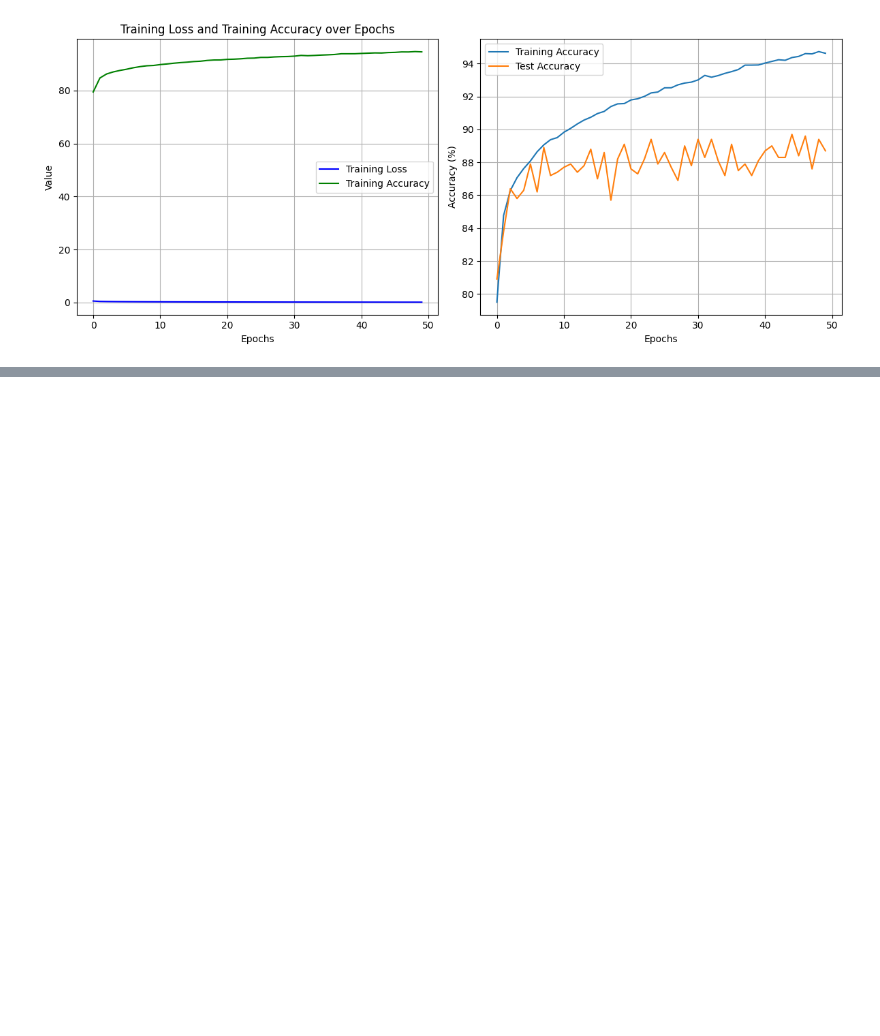
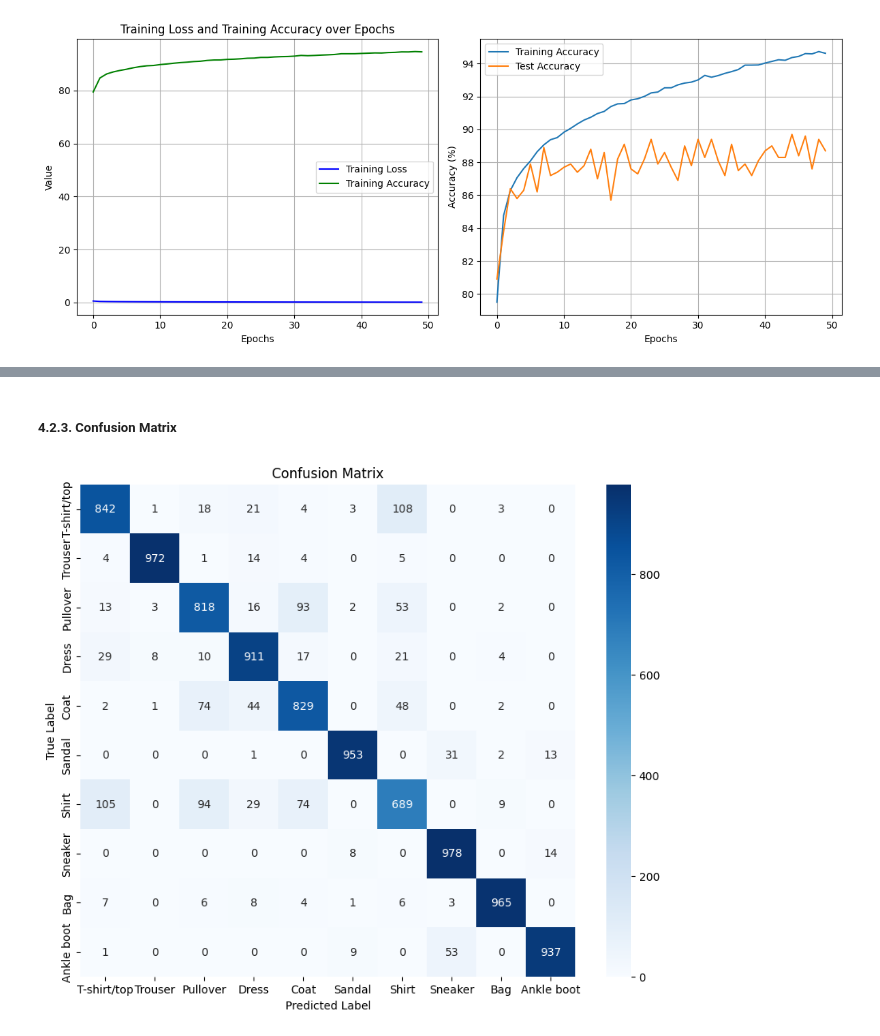
Before and after one commit to Shifali1094/Neural-Network-From-Scratch, a Jupyter notebook: NeuralNetwork.ipynb, the cells around one changed output, grey strips where cells are left out. Drawn from its saved outputs; the diff is of its cells as text; code cells hidden in the pictures; blank space fills up the shorter version.

Commit message:
Adding evaluation metrics

```diff
--- a/NeuralNetwork.ipynb
+++ b/NeuralNetwork.ipynb
@@ -769,3 +791,17 @@ Most common misclassifications:
   Ankle boot   → Sneaker     : 53 times
   Coat         → Shirt       : 48 times
   Coat         → Dress       : 44 times
+# %% [markdown]
+##### **4.2.3. Confusion Matrix**
+# %%
+from sklearn.metrics import confusion_matrix
+import seaborn as sns
+cm = confusion_matrix(y_test, predicted_classes)
+plt.figure(figsize=(10, 8))
+sns.heatmap(cm, annot=True, fmt='d', cmap='Blues', xticklabels=class_names, yticklabels=class_names)
+plt.xlabel('Predicted Label')
+plt.ylabel('True Label')
+plt.title('Confusion Matrix')
+plt.show()
+# %% [output]
+[figure, added]
```
Also changed, not shown: parts of 9 cells of this notebook, 1 other file.
